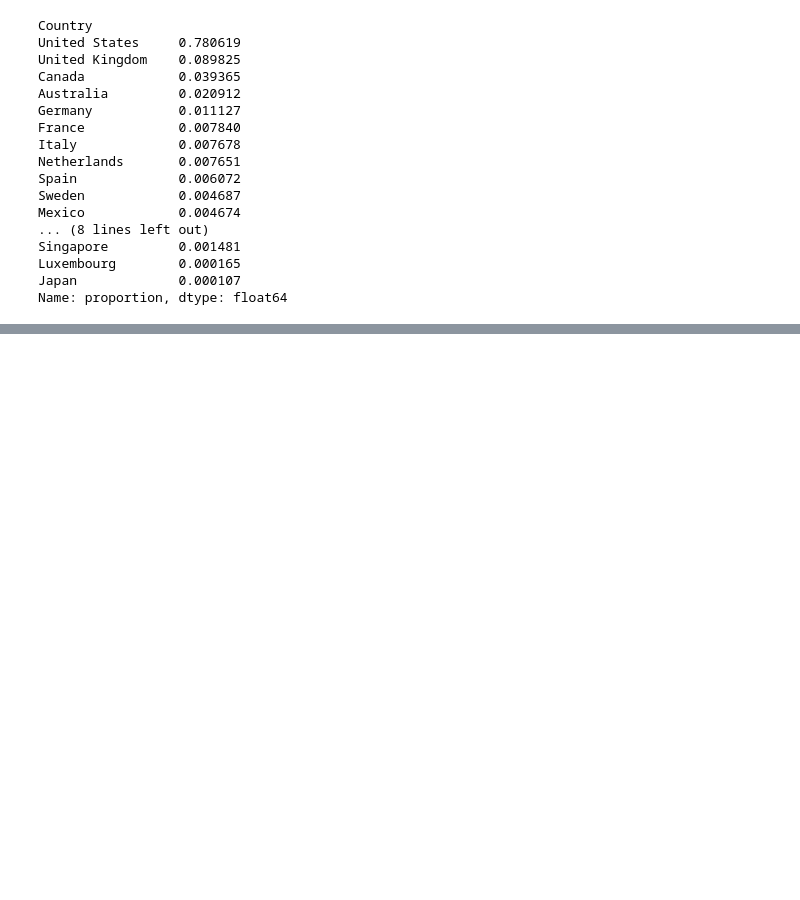
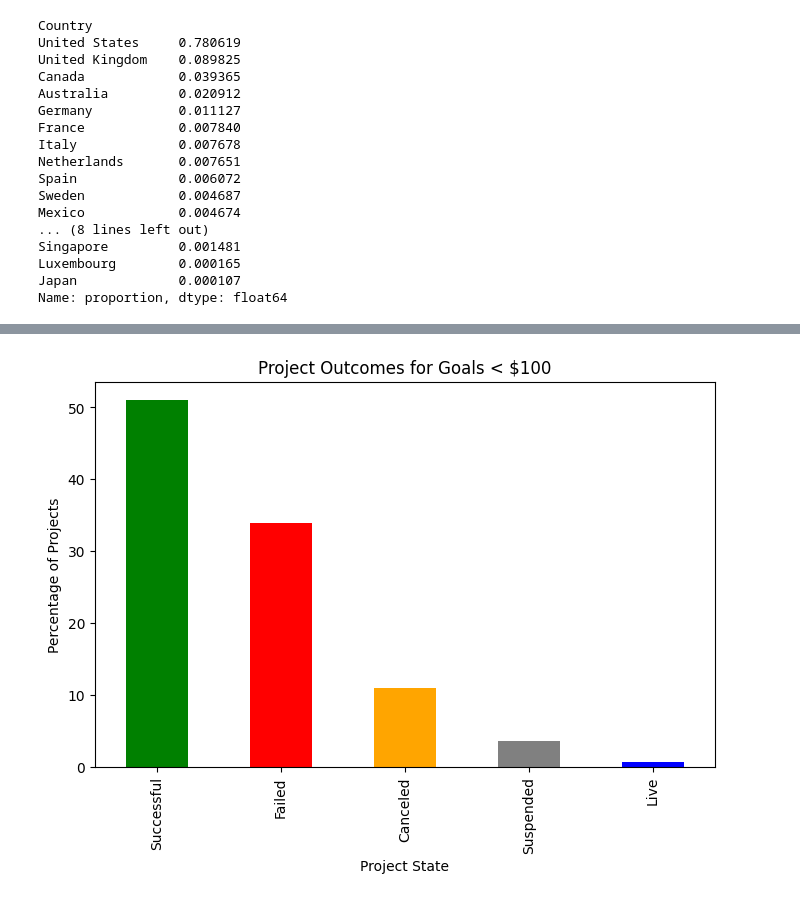
Before and after one commit to salvoha/ml-project, a Jupyter notebook: GetData_and_EDA.ipynb, the cells around one changed output, grey strips where cells are left out. Saved outputs shown, nothing was run; the diff lists cells and outputs as text; code cells hidden in the pictures; blank space fills up the shorter version.

```diff
--- a/GetData_and_EDA.ipynb
+++ b/GetData_and_EDA.ipynb
@@ -261,0 +428,25 @@ Name: proportion, dtype: float64
+# %%
+# Plot how many with a goal <100 USD are succesful in percentages
+subset = baseline_data[baseline_data['Goal'] < 100]
+success_counts = subset['State'].value_counts(normalize=True) * 100
+
+# Map each label to a color
+color_map = {
+    'Successful': 'green',
+    'Failed': 'red',
+    'Canceled': 'orange',
+    'Suspended': 'gray',
+    'Live': 'blue'
+}
+
+# Create a list of colors in the same order as the value_counts index
+colors = [color_map[label] for label in success_counts.index]
+
+plt.figure(figsize=(8,5))
+success_counts.plot(kind='bar', color=colors)
+plt.xlabel('Project State')
+plt.ylabel('Percentage of Projects')
+plt.title('Project Outcomes for Goals < $100')
+plt.show()
+# %% [output]
+[figure, added]
```
Also changed, not shown: parts of 44 cells of this notebook, 1 other file.
